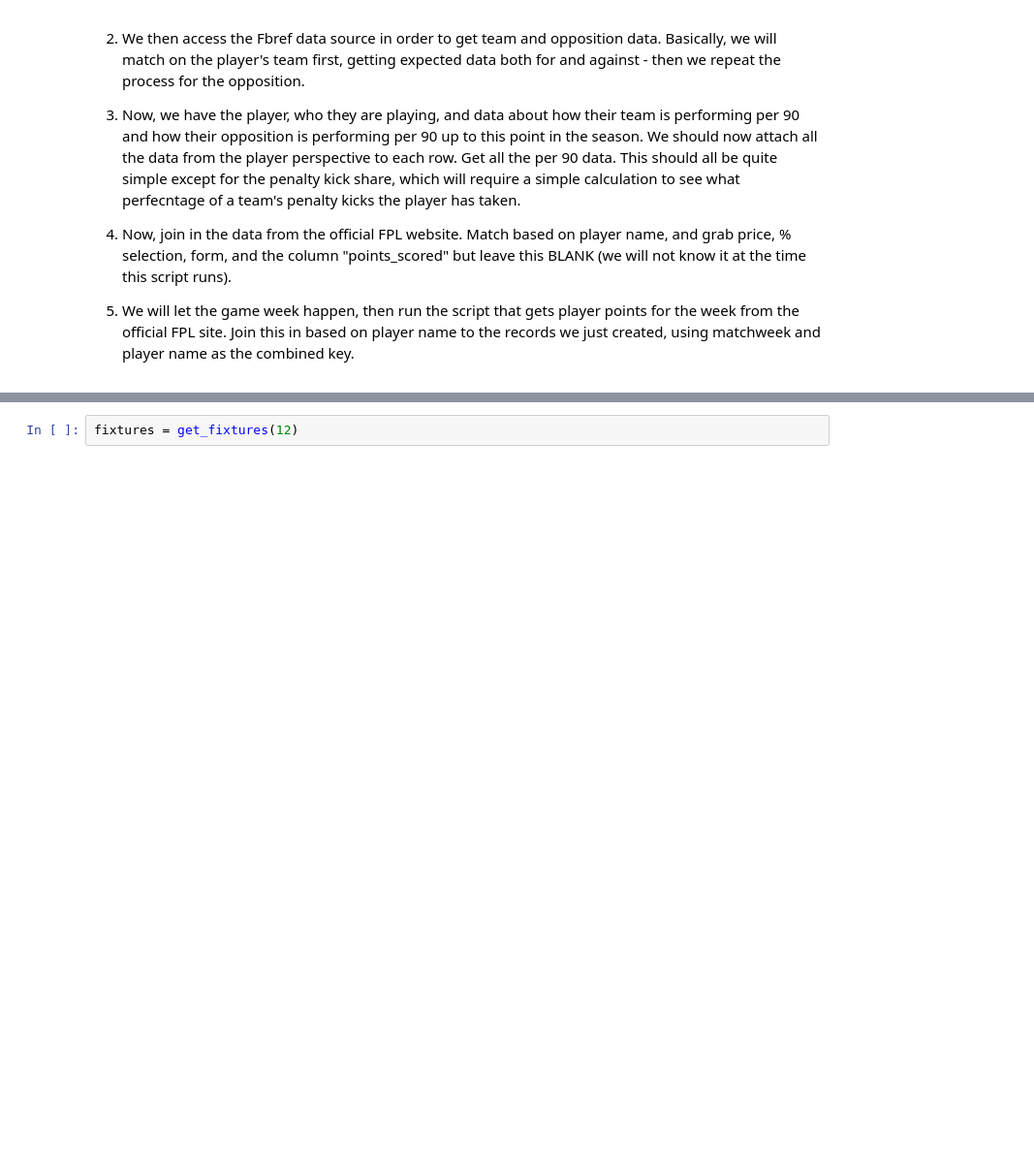
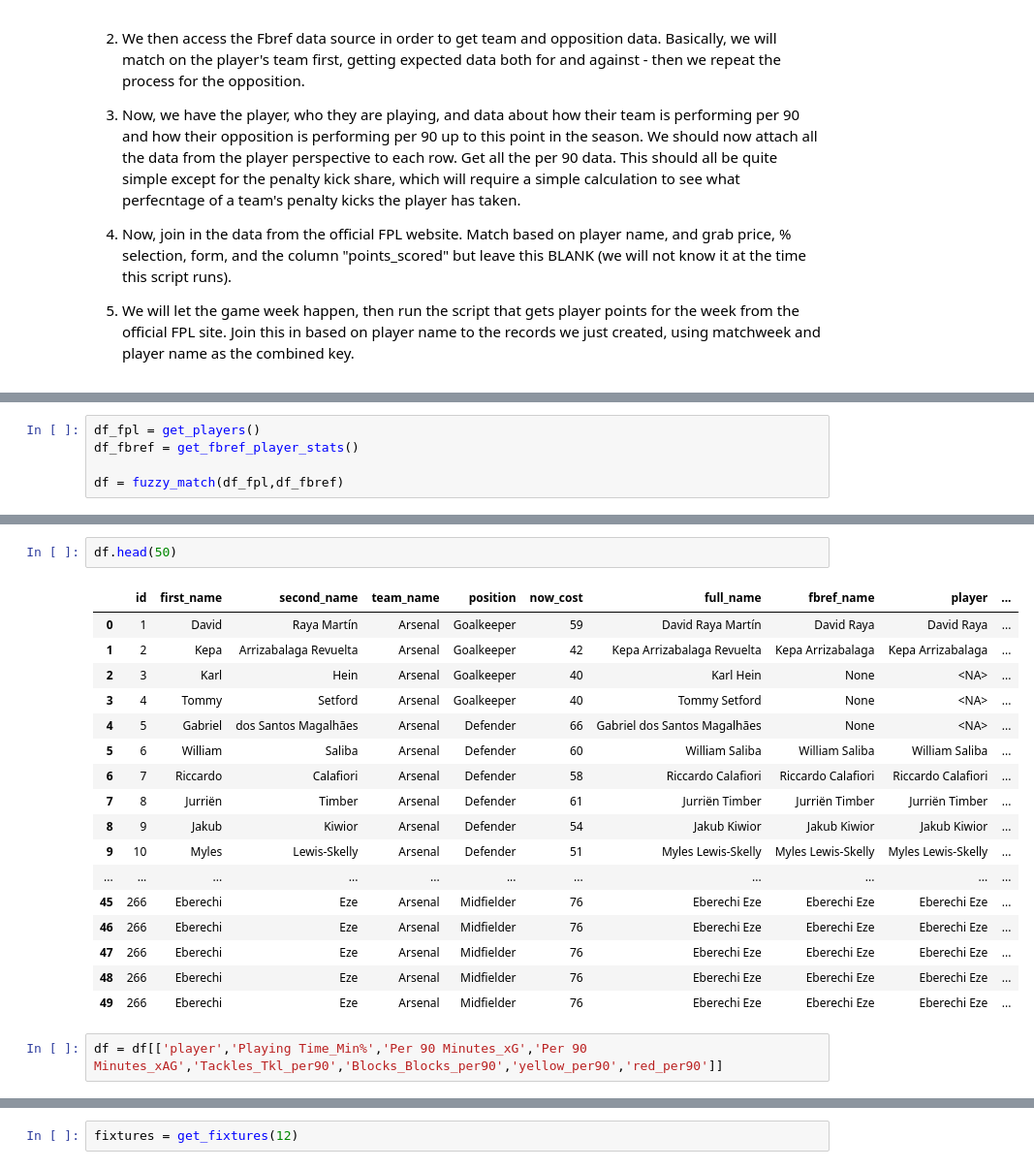
Before and after one commit to reedwrogers/fpl-oracle, a Jupyter notebook: main.ipynb, the cells around one changed output, grey strips where cells are left out. Shown at 97% size. Cells and saved outputs as stored; diff of their text form; blank space fills up the shorter version.

```diff
--- a/main.ipynb
+++ b/main.ipynb
@@ -86,0 +175,5 @@ def get_teams():
+# %%
+df_fpl = get_players()
+df_fbref = get_fbref_player_stats()
+
+df = fuzzy_match(df_fpl,df_fbref)
@@ -86,0 +224,22 @@ def get_teams():
+# %%
+df.head(50)
+# %% [output]
+|  | id | first_name | second_name | team_name | position | now_cost | full_name | fbref_name | player | ... |
+| 0 | 1 | David | Raya Martín | Arsenal | Goalkeeper | 59 | David Raya Martín | David Raya | David Raya | ... |
+| 1 | 2 | Kepa | Arrizabalaga Revuelta | Arsenal | Goalkeeper | 42 | Kepa Arrizabalaga Revuelta | Kepa Arrizabalaga | Kepa Arrizabalaga | ... |
+| 2 | 3 | Karl | Hein | Arsenal | Goalkeeper | 40 | Karl Hein | None | <NA> | ... |
+| 3 | 4 | Tommy | Setford | Arsenal | Goalkeeper | 40 | Tommy Setford | None | <NA> | ... |
+| 4 | 5 | Gabriel | dos Santos Magalhães | Arsenal | Defender | 66 | Gabriel dos Santos Magalhães | None | <NA> | ... |
+| 5 | 6 | William | Saliba | Arsenal | Defender | 60 | William Saliba | William Saliba | William Saliba | ... |
+| 6 | 7 | Riccardo | Calafiori | Arsenal | Defender | 58 | Riccardo Calafiori | Riccardo Calafiori | Riccardo Calafiori | ... |
+| 7 | 8 | Jurriën | Timber | Arsenal | Defender | 61 | Jurriën Timber | Jurriën Timber | Jurriën Timber | ... |
+| 8 | 9 | Jakub | Kiwior | Arsenal | Defender | 54 | Jakub Kiwior | Jakub Kiwior | Jakub Kiwior | ... |
+| 9 | 10 | Myles | Lewis-Skelly | Arsenal | Defender | 51 | Myles Lewis-Skelly | Myles Lewis-Skelly | Myles Lewis-Skelly | ... |
+| ... | ... | ... | ... | ... | ... | ... | ... | ... | ... | ... |
+| 45 | 266 | Eberechi | Eze | Arsenal | Midfielder | 76 | Eberechi Eze | Eberechi Eze | Eberechi Eze | ... |
+| 46 | 266 | Eberechi | Eze | Arsenal | Midfielder | 76 | Eberechi Eze | Eberechi Eze | Eberechi Eze | ... |
+| 47 | 266 | Eberechi | Eze | Arsenal | Midfielder | 76 | Eberechi Eze | Eberechi Eze | Eberechi Eze | ... |
+| 48 | 266 | Eberechi | Eze | Arsenal | Midfielder | 76 | Eberechi Eze | Eberechi Eze | Eberechi Eze | ... |
+| 49 | 266 | Eberechi | Eze | Arsenal | Midfielder | 76 | Eberechi Eze | Eberechi Eze | Eberechi Eze | ... |
+# %%
+df = df[['player','Playing Time_Min%','Per 90 Minutes_xG','Per 90 Minutes_xAG','Tackles_Tkl_per90','Blocks_Blocks_per90','yellow_per90','red_per90']]
```
Also changed, not shown: parts of 9 cells of this notebook.
